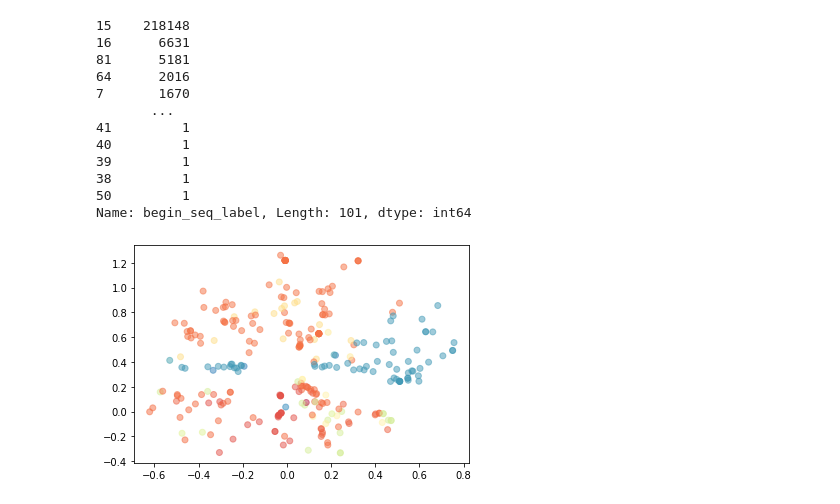
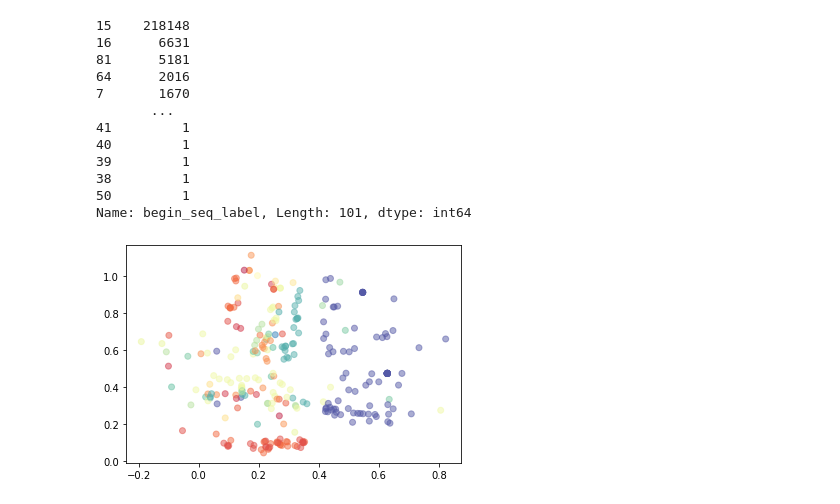
Before and after one commit to yanismiraoui/M4R-Project-Notebooks, a Jupyter notebook: AE_relevance.ipynb, the cells around one changed output. Drawn from its saved outputs; the diff is of its cells as text; code cells hidden in the pictures.

```diff
--- a/AE_relevance.ipynb
+++ b/AE_relevance.ipynb
@@ -41,6 +41,7 @@ integer_encoded = label_encoder.fit_transform(aa)
 integer_encoded = integer_encoded.reshape(len(integer_encoded), 1)
 onehot_encoded = onehot_encoder.fit(integer_encoded)
 # %%
+one_hot_status = False
 col_one_hot = []
 col_integer = []
 y_labels = []
@@ -48,13 +49,15 @@ for k in tqdm(df.index):
     integer_encoded = label_encoder.transform(list(df.loc[k,"CDR3_al"]))
     col_integer.append(integer_encoded)
     integer_encoded = integer_encoded.reshape(len(integer_encoded), 1)
-    onehot_encoded = onehot_encoder.transform(integer_encoded)
-    col_one_hot.append(onehot_encoded)
+    if one_hot_status:
+        onehot_encoded = onehot_encoder.transform(integer_encoded)
+        col_one_hot.append(onehot_encoded)
     y_label = y_encoder.transform([df.loc[k,"Amino Acids"]])
     y_labels.append(y_label)
 # %%
 y_labels = [int(y) for y in y_labels]
-df["CDR3_al_one_hot"] = col_one_hot
+if one_hot_status:
+    df["CDR3_al_one_hot"] = col_one_hot
 df["CDR3_al_integer"] = col_integer
 df["label"] = y_labels
 # %%
@@ -170,22 +178,22 @@ df["begin_seq_label"].value_counts()
 50         1
 Name: begin_seq_label, Length: 101, dtype: int64
 # %%
-df["end_seq_label"] = df["CDR3_al"].apply(lambda x: x[16:])
+df["end_seq_label"] = df["CDR3_al"].apply(lambda x: x[15:])
 end_labels = []
 end_encoder = LabelEncoder()
 end_encoder = end_encoder.fit(df['end_seq_label'].unique())
 for k in tqdm(df.index):
     end_label = end_encoder.transform([df.loc[k,"end_seq_label"]])
     end_labels.append(end_label)
 end_labels = [int(y) for y in end_labels]
 df["end_seq_label"] = end_labels
 import seaborn as sns
 rgb_values = sns.color_palette("Spectral", df["end_seq_label"].nunique())
 df["end_seq_color"] = df["end_seq_label"].apply(lambda x: rgb_values[x])
 N = 300
 X_test = X_train[:N]
 X_test_encode = encoder.predict(X_test[:N])
 plt.scatter(X_test_encode[:,0], X_test_encode[:,1], color=df['end_seq_color'][:N], alpha=0.5)
 plt.show()
 # %% [output]
-[figure, old version]
+[figure, new version]
```
Also changed, not shown: parts of 8 cells of this notebook, 8 other files.
